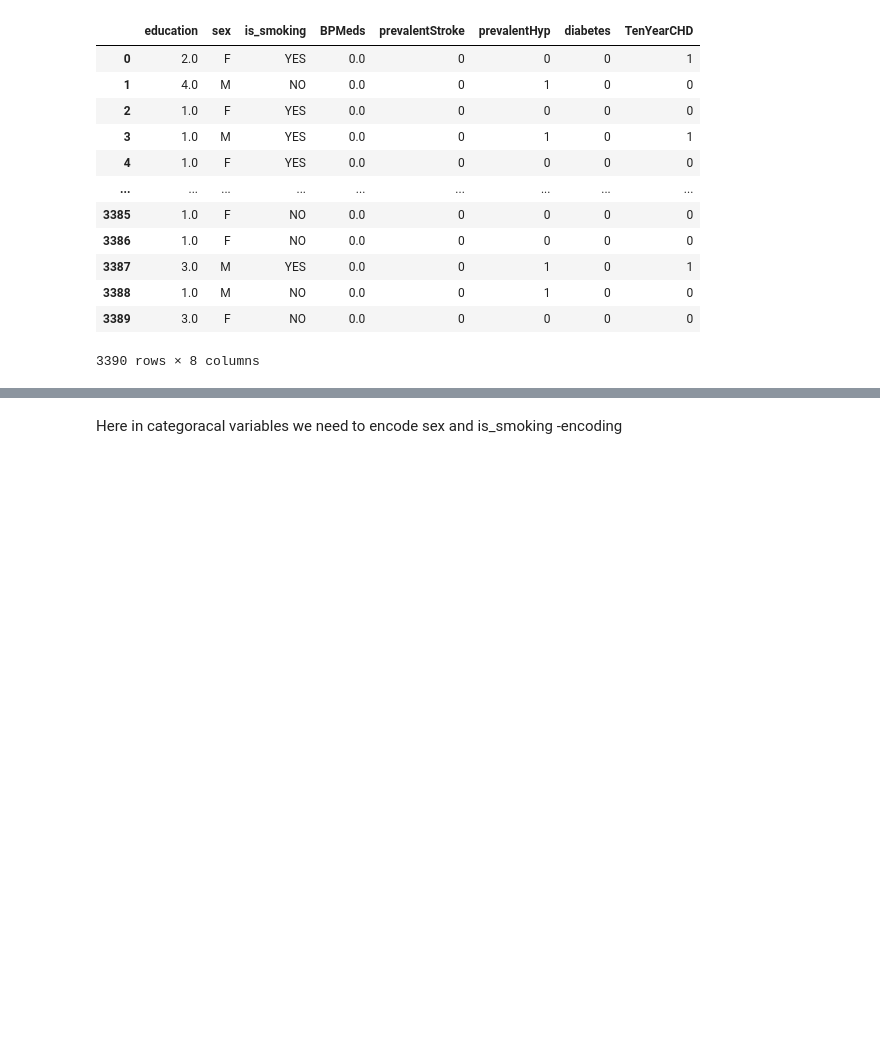
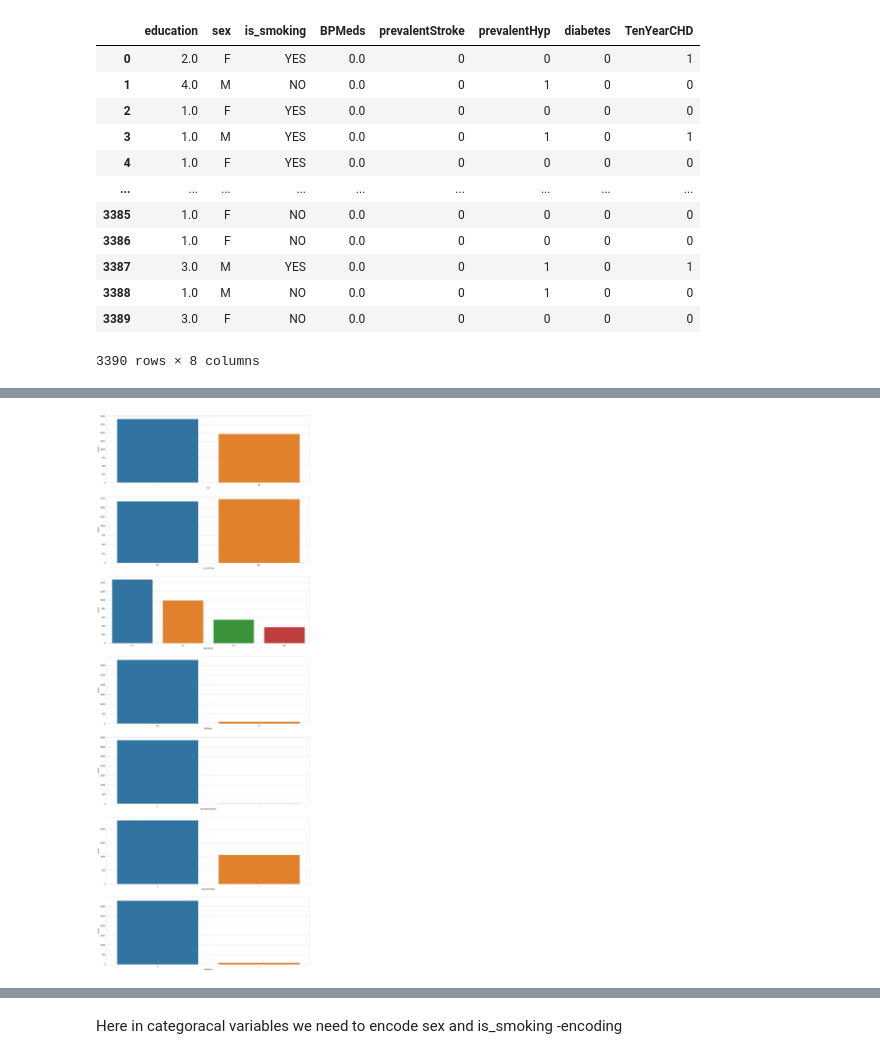
Before and after one commit to gajanankumar/Classification_Cardiovascular_Risk_Prediction, a Jupyter notebook: Cardiovascular_Risk_Prediction_Capstone_Project_GK.ipynb, the cells around one changed output, grey strips where cells are left out. Saved outputs shown, nothing was run; the diff lists cells and outputs as text; code cells hidden in the pictures; blank space fills up the shorter version.

```diff
--- a/Cardiovascular_Risk_Prediction_Capstone_Project_GK.ipynb
+++ b/Cardiovascular_Risk_Prediction_Capstone_Project_GK.ipynb
@@ -791,0 +874,20 @@ df_chd[cat_feats]
+# %%
+# Creating a list for different column types
+categorical_columns = ['sex','is_smoking','education','BPMeds','prevalentStroke', 'prevalentHyp', 'diabetes']
+numerical_columns = ['age','cigsPerDay','totChol','sysBP','diaBP','BMI','heartRate','glucose']
+# %%
+# Creating a function to plot countplots for categorical columns
+def count_plotting(columns):
+  ''' Returns subplots of countplot graphs using seaborn '''
+  sns.set_style('whitegrid')
+  fig, axes = plt.subplots(len(columns) , figsize=(18,50))
+
+  plot_list = zip(list(range(0,len(columns)+1)), columns)
+
+  for i , column in plot_list:
+    sns.countplot(ax = axes[i], data = df_chd, x = column)
+# %%
+# Creating countplots using above function
+count_plotting(categorical_columns)
+# %% [output]
+[figure, added]
```
Also changed, not shown: parts of 114 cells of this notebook.
